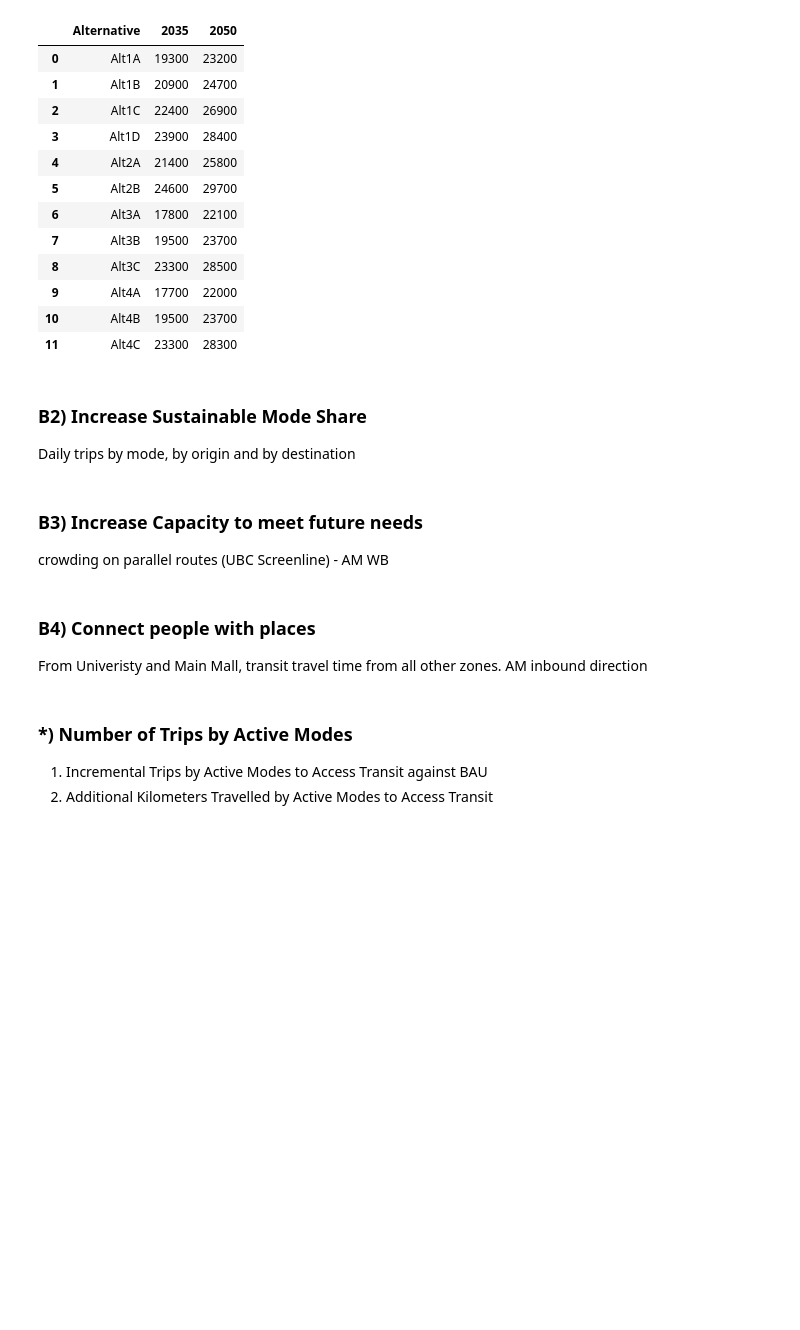
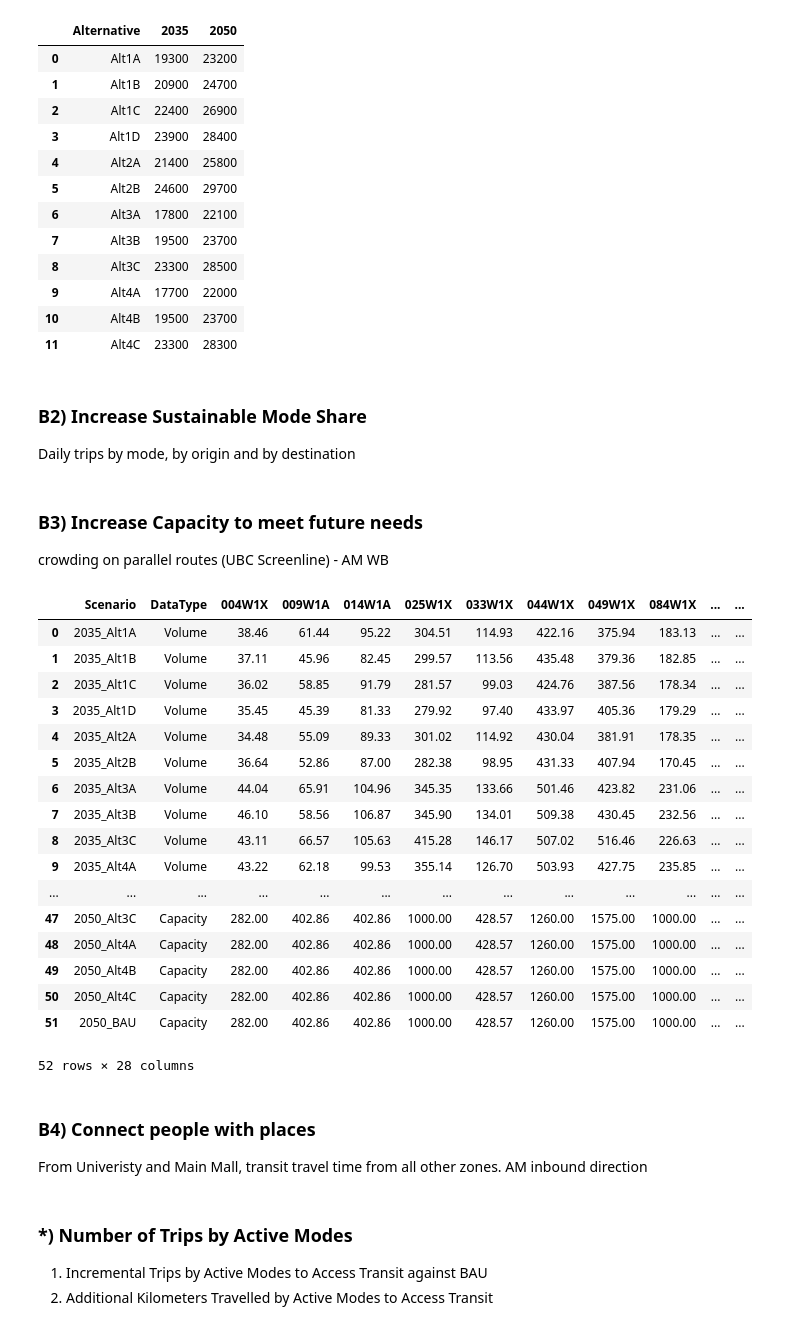
Before and after one commit to KristinaKwong/r2uPhase2, a Jupyter notebook: RTM/Scripts/MAE/MAE_Performance_Measures.ipynb, the cells around one changed output. Cells and saved outputs as stored; diff of their text form; code cells hidden in the pictures; blank space fills up the shorter version.

```diff
--- a/RTM/Scripts/MAE/MAE_Performance_Measures.ipynb
+++ b/RTM/Scripts/MAE/MAE_Performance_Measures.ipynb
@@ -19,13 +19,15 @@ ebs = de.databases()
 
 util = _m.Modeller().tool("translink.util")
 # %%
-ebs = de.databases()
-database_object = {}
-for eb in ebs:
-    title = eb.title()
-    database_object[title] = eb
-
 def open_emmbank(target_title):
+    dt.refresh_data()
+    de = dt.data_explorer()
+    db = de.active_database()
+    ebs = de.databases()
+    database_object = {}
+    for eb in ebs:
+        title = eb.title()
+        database_object[title] = eb
 
     # Scenario emmebank open error check
     if not(target_title in database_object.keys()):
@@ -587,18 +589,18 @@ def tag_broadway(eb, scenario):
 
     # save transit segment volume @voltravg
     export_filepath = os.path.join(os.getcwd(), "Broadway.csv")
+    dt.refresh_data()
     link_table.export(export_filepath)
 
     # append horizon and scenario
     broadyway_traveltime = pd.read_csv(export_filepath)
 
     # filter the WB routes
-    net = scen.get_network()
+    net = eb.scenario(scenario).get_network()
     for i,row_i in broadyway_traveltime.iterrows():
         broadyway_traveltime.at[i,"i_x"] = net.node(row_i["i"]).x
         broadyway_traveltime.at[i,"j_x"] = net.node(row_i["j"]).x
-#     print(broadyway_traveltime.head())
-    broadyway_traveltime["dir"] = np.where(broadyway_traveltime.i_x>broadyway_traveltime.j_x, "WB", "EB")
+    broadyway_traveltime["dir"] = np.where(broadyway_traveltime["i_x"]>broadyway_traveltime["j_x"], "WB", "EB")
     os.remove(export_filepath)
 
     broadyway_traveltime = broadyway_traveltime[["timau","dir"]].groupby("dir")["timau"].sum().reset_index()
@@ -617,7 +619,7 @@ for index, row in BroadwayTravelTimeSavingResults.iterrows():
     BAUScenario = row["BAU Databank"]
 
     BAU_Alter_Table = []
-    for Alternative, databank_name in [["BAU",row["BAU Databank"]],
+    for Alternative, databank_name in [["BAU", row["BAU Databank"]],
                                        ["Altr",row["Alternative Databank"]]]:
         # get travel times
         eb = open_emmbank(databank_name)
@@ -823,6 +861,7 @@ for index,row in scenarios_table.iterrows():
             # save transit segment volume @voltravg
             export_filepath = row["Scenario"] + "_" + str(row["Horizon"]) + ".csv"
             export_filepath = os.path.join(os.getcwd(), export_filepath)
+            dt.refresh_data()
             link_table.export(export_filepath)
 
             # append horizon and scenario
@@ -830,33 +869,52 @@ for index,row in scenarios_table.iterrows():
             transitvolume_UBC["Horizon"] = row["Horizon"]
             transitvolume_UBC["Scenario"] = row["Scenario"]
 
             # filter the WB routes
             net = scen.get_network()
             for i,row_i in transitvolume_UBC.iterrows():
                 transitvolume_UBC.at[i,"i_x"] = net.node(row_i["i"]).x
                 transitvolume_UBC.at[i,"j_x"] = net.node(row_i["j"]).x
 
             # keep WB routes (ix>jx), drop EB routes
             transitvolume_UBC = transitvolume_UBC[transitvolume_UBC.i_x>transitvolume_UBC.j_x]
 
             transit_sl_tt.append(transitvolume_UBC)
             os.remove(export_filepath)
 
 link_table.close()
 transit_sl_tt = pd.concat(transit_sl_tt)[["Horizon","Scenario","Route","Volume","Capacity"]].reset_index()
 transit_sl_tt["Scenario"] = transit_sl_tt["Horizon"].apply(str)+"_"+transit_sl_tt["Scenario"]
 transit_sl_tt_volume = df_pivot(transit_sl_tt, "Scenario","Route","Volume").fillna(0)
 transit_sl_tt_volume["Total_WB"] = transit_sl_tt_volume.iloc[:, 1:].sum(axis=1)
 transit_sl_tt_volume["DataType"] = "Volume"
 transit_sl_tt_capacity = df_pivot(transit_sl_tt, "Scenario","Route","Capacity").fillna(0)
 transit_sl_tt_capacity["Total_WB"] = transit_sl_tt_capacity.iloc[:, 1:].sum(axis=1)
 transit_sl_tt_capacity["DataType"] = "Capacity"
 transit_screenline = pd.concat([transit_sl_tt_volume, transit_sl_tt_capacity]).reset_index(drop=True)
 # rearrange dataframe columns
 transit_screenline_header = ['Scenario','DataType'] + [col for col in transit_screenline if (not(col in ["Scenario","DataType"]))]
 transit_screenline = transit_screenline[transit_screenline_header]
 transit_screenline.to_csv("B3.csv",index=False)
 transit_screenline
+# %% [output]
+|  | Scenario | DataType | 004W1X | 009W1A | 014W1A | 025W1X | 033W1X | 044W1X | 049W1X | 084W1X | ... | ... |
+| 0 | 2035_Alt1A | Volume | 38.46 | 61.44 | 95.22 | 304.51 | 114.93 | 422.16 | 375.94 | 183.13 | ... | ... |
+| 1 | 2035_Alt1B | Volume | 37.11 | 45.96 | 82.45 | 299.57 | 113.56 | 435.48 | 379.36 | 182.85 | ... | ... |
+| 2 | 2035_Alt1C | Volume | 36.02 | 58.85 | 91.79 | 281.57 | 99.03 | 424.76 | 387.56 | 178.34 | ... | ... |
+| 3 | 2035_Alt1D | Volume | 35.45 | 45.39 | 81.33 | 279.92 | 97.40 | 433.97 | 405.36 | 179.29 | ... | ... |
+| 4 | 2035_Alt2A | Volume | 34.48 | 55.09 | 89.33 | 301.02 | 114.92 | 430.04 | 381.91 | 178.35 | ... | ... |
+| 5 | 2035_Alt2B | Volume | 36.64 | 52.86 | 87.00 | 282.38 | 98.95 | 431.33 | 407.94 | 170.45 | ... | ... |
+| 6 | 2035_Alt3A | Volume | 44.04 | 65.91 | 104.96 | 345.35 | 133.66 | 501.46 | 423.82 | 231.06 | ... | ... |
+| 7 | 2035_Alt3B | Volume | 46.10 | 58.56 | 106.87 | 345.90 | 134.01 | 509.38 | 430.45 | 232.56 | ... | ... |
+| 8 | 2035_Alt3C | Volume | 43.11 | 66.57 | 105.63 | 415.28 | 146.17 | 507.02 | 516.46 | 226.63 | ... | ... |
+| 9 | 2035_Alt4A | Volume | 43.22 | 62.18 | 99.53 | 355.14 | 126.70 | 503.93 | 427.75 | 235.85 | ... | ... |
+| ... | ... | ... | ... | ... | ... | ... | ... | ... | ... | ... | ... | ... |
+| 47 | 2050_Alt3C | Capacity | 282.00 | 402.86 | 402.86 | 1000.00 | 428.57 | 1260.00 | 1575.00 | 1000.00 | ... | ... |
+| 48 | 2050_Alt4A | Capacity | 282.00 | 402.86 | 402.86 | 1000.00 | 428.57 | 1260.00 | 1575.00 | 1000.00 | ... | ... |
+| 49 | 2050_Alt4B | Capacity | 282.00 | 402.86 | 402.86 | 1000.00 | 428.57 | 1260.00 | 1575.00 | 1000.00 | ... | ... |
+| 50 | 2050_Alt4C | Capacity | 282.00 | 402.86 | 402.86 | 1000.00 | 428.57 | 1260.00 | 1575.00 | 1000.00 | ... | ... |
+| 51 | 2050_BAU | Capacity | 282.00 | 402.86 | 402.86 | 1000.00 | 428.57 | 1260.00 | 1575.00 | 1000.00 | ... | ... |
+52 rows × 28 columns
 # %% [markdown]
 ### B4) Connect people with places
 From Univeristy and Main Mall, transit travel time from all other zones.  AM inbound direction
```
Also changed, not shown: parts of 3 cells of this notebook.
